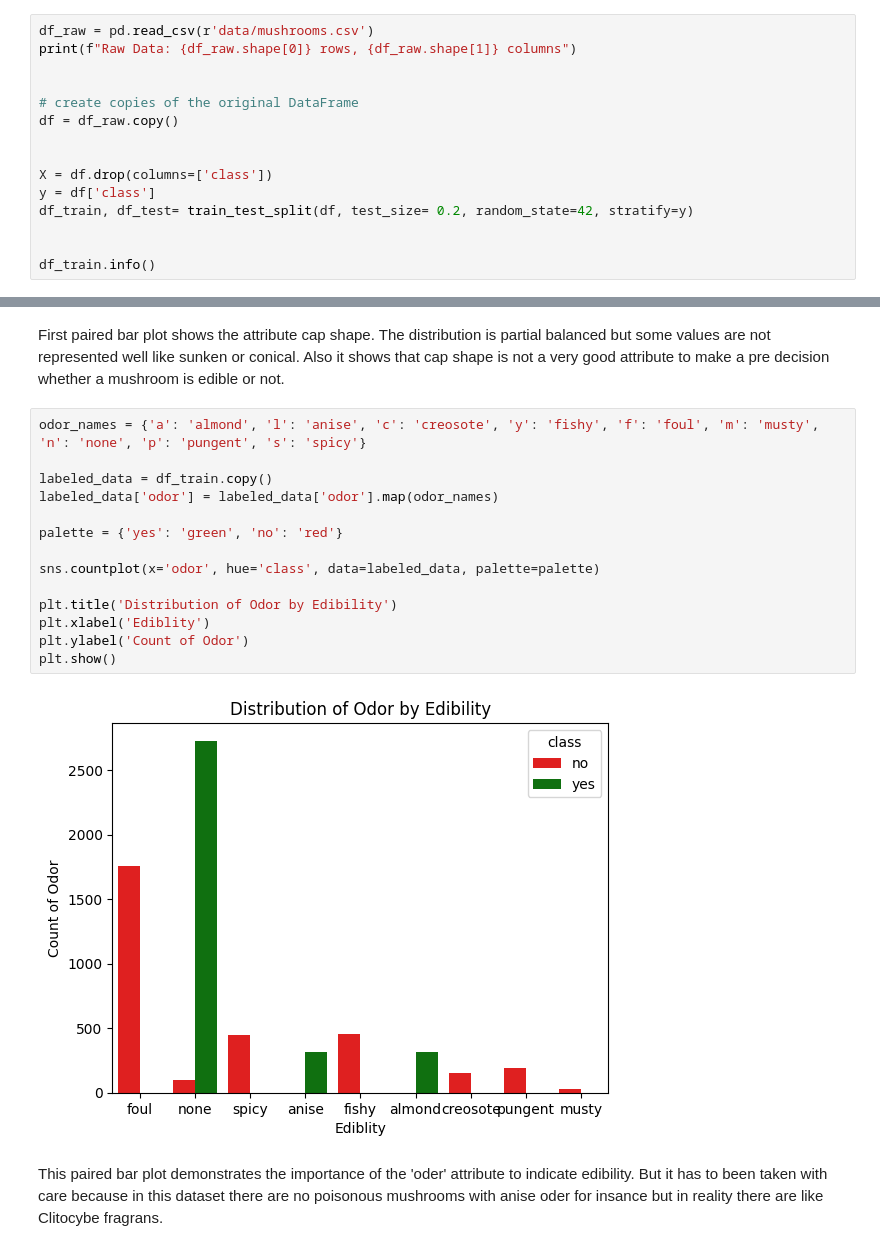
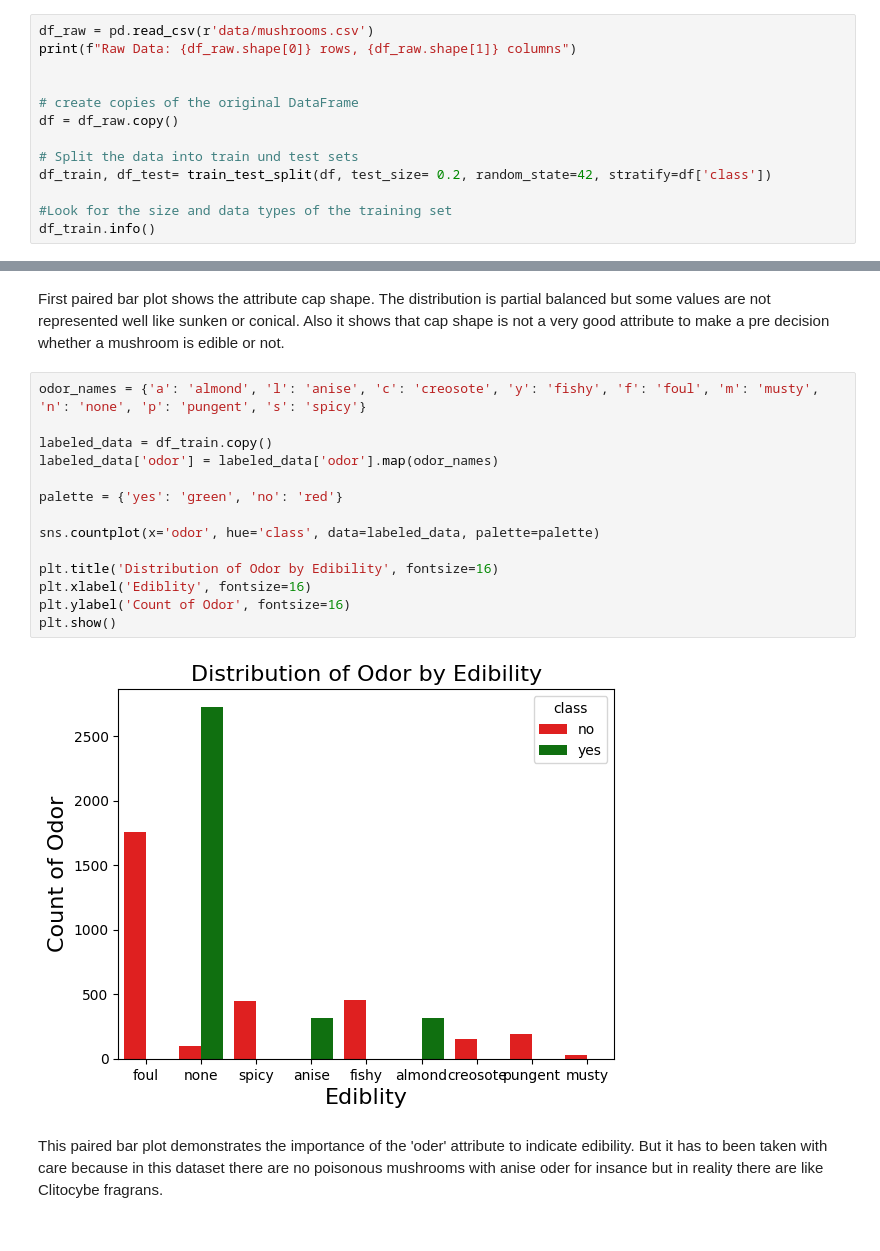
Before and after one commit to alarmedWater/ML, a Jupyter notebook: Abgabe_Gruppe_5/Mushroom Edibility Classification_v3 copy.ipynb, the cells around one changed output, grey strips where cells are left out. Cells and saved outputs as stored; diff of their text form.

```diff
--- a/Abgabe_Gruppe_5/Mushroom Edibility Classification_v3 copy.ipynb
+++ b/Abgabe_Gruppe_5/Mushroom Edibility Classification_v3 copy.ipynb
@@ -125,12 +121,10 @@ print(f"Raw Data: {df_raw.shape[0]} rows, {df_raw.shape[1]} columns")
 # create copies of the original DataFrame
 df = df_raw.copy()
 
+# Split the data into train und test sets
+df_train, df_test= train_test_split(df, test_size= 0.2, random_state=42, stratify=df['class'])
 
-X = df.drop(columns=['class'])
-y = df['class']
-df_train, df_test= train_test_split(df, test_size= 0.2, random_state=42, stratify=y)
-
-
+#Look for the size and data types of the training set
 df_train.info()
 # %% [output]
 Raw Data: 8124 rows, 23 columns
@@ -236,19 +230,19 @@ First paired bar plot shows the attribute cap shape. The distribution is partial
 # %%
 odor_names = {'a': 'almond', 'l': 'anise', 'c': 'creosote', 'y': 'fishy', 'f': 'foul', 'm': 'musty', 'n': 'none', 'p': 'pungent', 's': 'spicy'}
 
 labeled_data = df_train.copy()
 labeled_data['odor'] = labeled_data['odor'].map(odor_names)
 
 palette = {'yes': 'green', 'no': 'red'}
 
 sns.countplot(x='odor', hue='class', data=labeled_data, palette=palette)
 
-plt.title('Distribution of Odor by Edibility')
-plt.xlabel('Ediblity')
-plt.ylabel('Count of Odor')
+plt.title('Distribution of Odor by Edibility', fontsize=16)
+plt.xlabel('Ediblity', fontsize=16)
+plt.ylabel('Count of Odor', fontsize=16)
 plt.show()
 # %% [output]
-[figure, old version]
+[figure, new version]
 # %% [markdown]
 This paired bar plot demonstrates the importance of the 'oder' attribute to indicate edibility. But it has to been taken with care because in this dataset there are no poisonous mushrooms with anise oder for insance but in reality there are like Clitocybe fragrans.
 # %%
```
Also changed, not shown: parts of 17 cells of this notebook.
